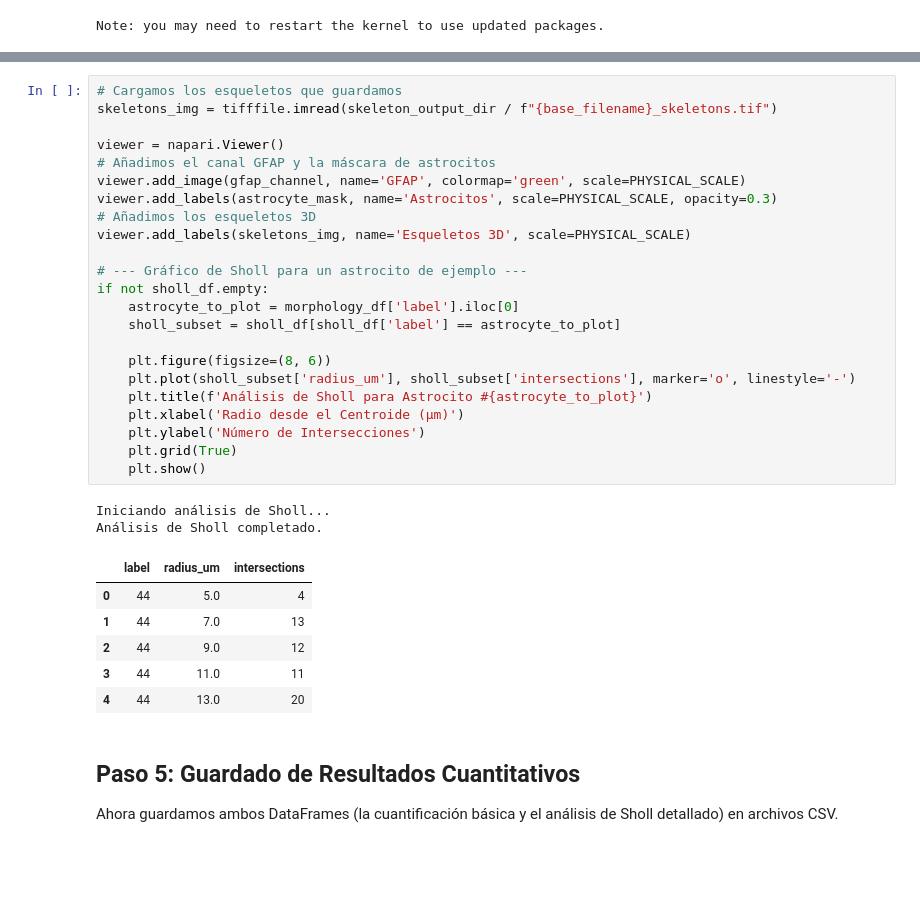
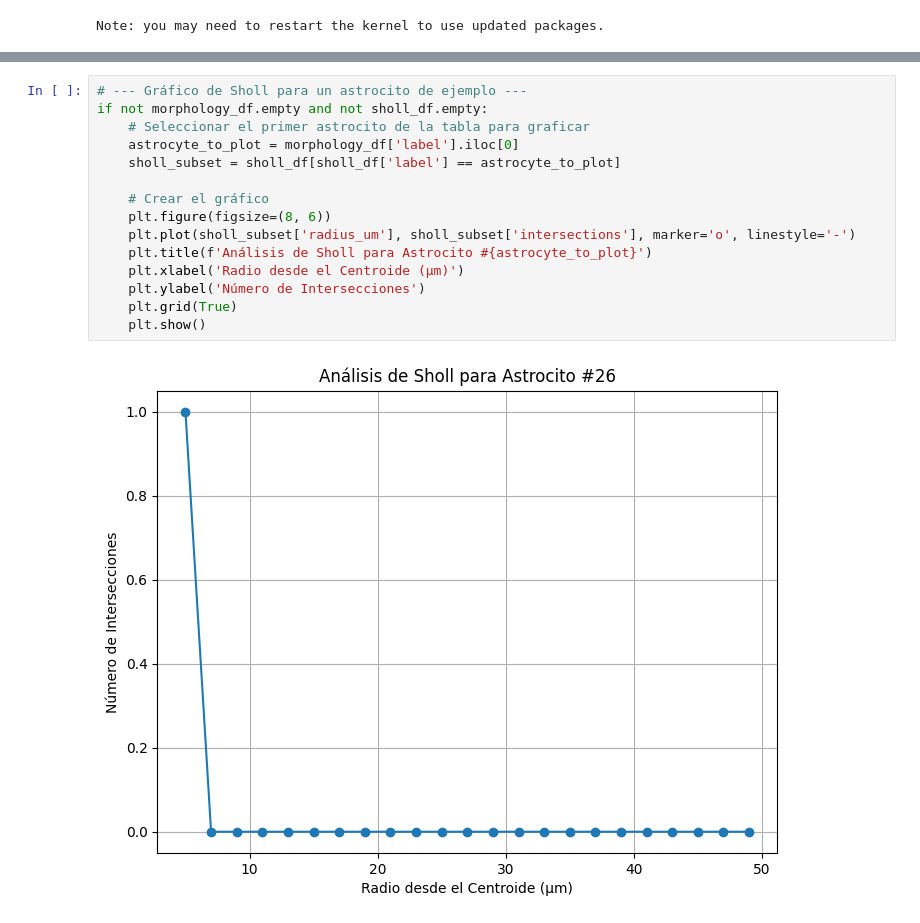
Before and after one commit to DanZangrando/astrocitos-3d-analysis, a Jupyter notebook: notebooks/02_Astrocyte_Morphology_Analysis.ipynb, the cells around one changed output, grey strips where cells are left out. Drawn from its saved outputs; the diff is of its cells as text; blank space fills up the shorter version.

```diff
--- a/notebooks/02_Astrocyte_Morphology_Analysis.ipynb
+++ b/notebooks/02_Astrocyte_Morphology_Analysis.ipynb
@@ -186,36 +271,17 @@ Visualizamos los resultados en Napari para una inspección cualitativa y creamos
 # %%
-# Cargamos los esqueletos que guardamos
-skeletons_img = tifffile.imread(skeleton_output_dir / f"{base_filename}_skeletons.tif")
-
-viewer = napari.Viewer()
-# Añadimos el canal GFAP y la máscara de astrocitos
-viewer.add_image(gfap_channel, name='GFAP', colormap='green', scale=PHYSICAL_SCALE)
-viewer.add_labels(astrocyte_mask, name='Astrocitos', scale=PHYSICAL_SCALE, opacity=0.3)
-# Añadimos los esqueletos 3D
-viewer.add_labels(skeletons_img, name='Esqueletos 3D', scale=PHYSICAL_SCALE)
-
 # --- Gráfico de Sholl para un astrocito de ejemplo ---
-if not sholl_df.empty:
+if not morphology_df.empty and not sholl_df.empty:
+    # Seleccionar el primer astrocito de la tabla para graficar
     astrocyte_to_plot = morphology_df['label'].iloc[0]
     sholl_subset = sholl_df[sholl_df['label'] == astrocyte_to_plot]
 
+    # Crear el gráfico
     plt.figure(figsize=(8, 6))
     plt.plot(sholl_subset['radius_um'], sholl_subset['intersections'], marker='o', linestyle='-')
     plt.title(f'Análisis de Sholl para Astrocito #{astrocyte_to_plot}')
     plt.xlabel('Radio desde el Centroide (µm)')
     plt.ylabel('Número de Intersecciones')
     plt.grid(True)
     plt.show()
 # %% [output]
-Iniciando análisis de Sholl...
-Análisis de Sholl completado.
-|  | label | radius_um | intersections |
-| 0 | 44 | 5.0 | 4 |
-| 1 | 44 | 7.0 | 13 |
-| 2 | 44 | 9.0 | 12 |
-| 3 | 44 | 11.0 | 11 |
-| 4 | 44 | 13.0 | 20 |
+[figure, added]
-# %% [markdown]
-## Paso 5: Guardado de Resultados Cuantitativos
-
-Ahora guardamos ambos DataFrames (la cuantificación básica y el análisis de Sholl detallado) en archivos CSV.
```
Also changed, not shown: parts of 23 cells of this notebook, 5 other files.
